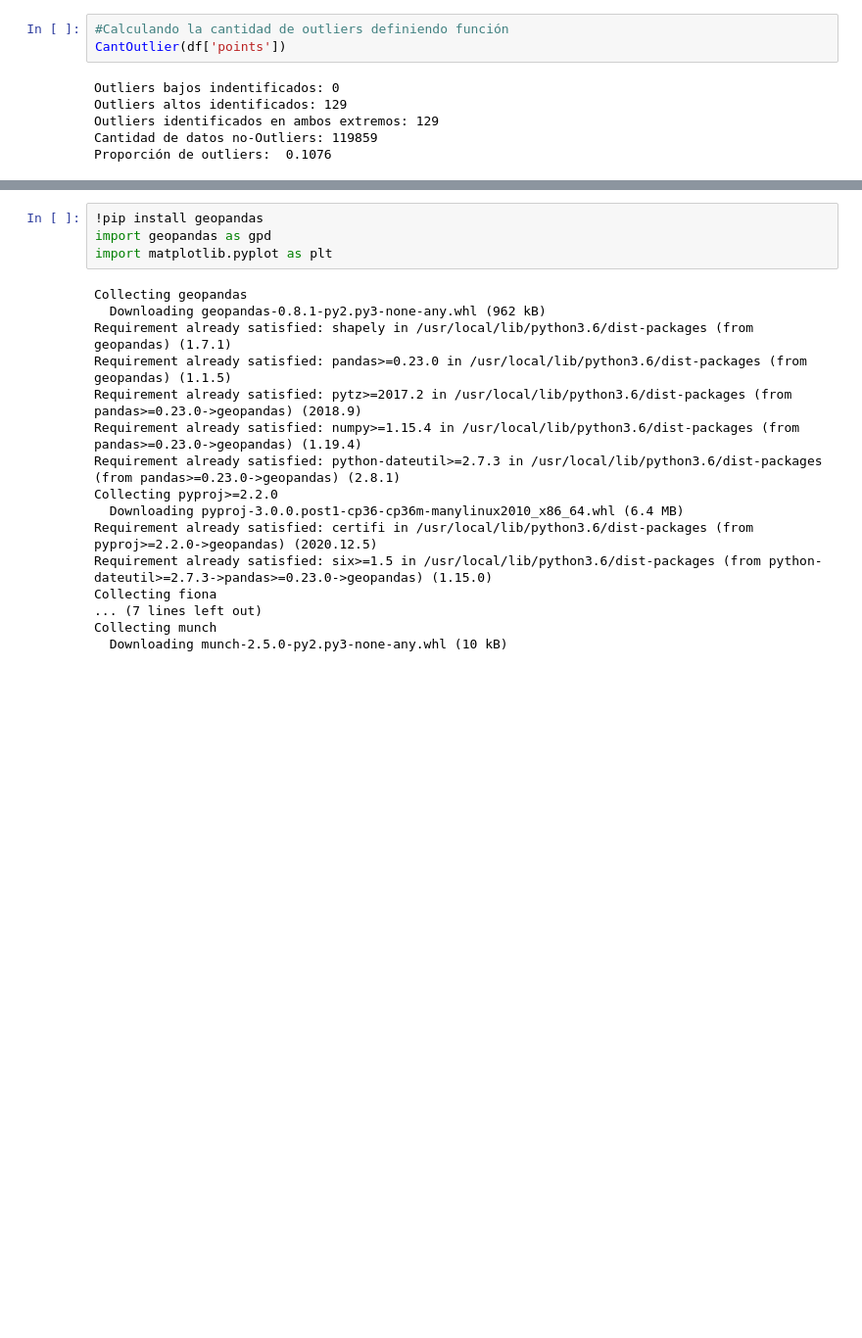
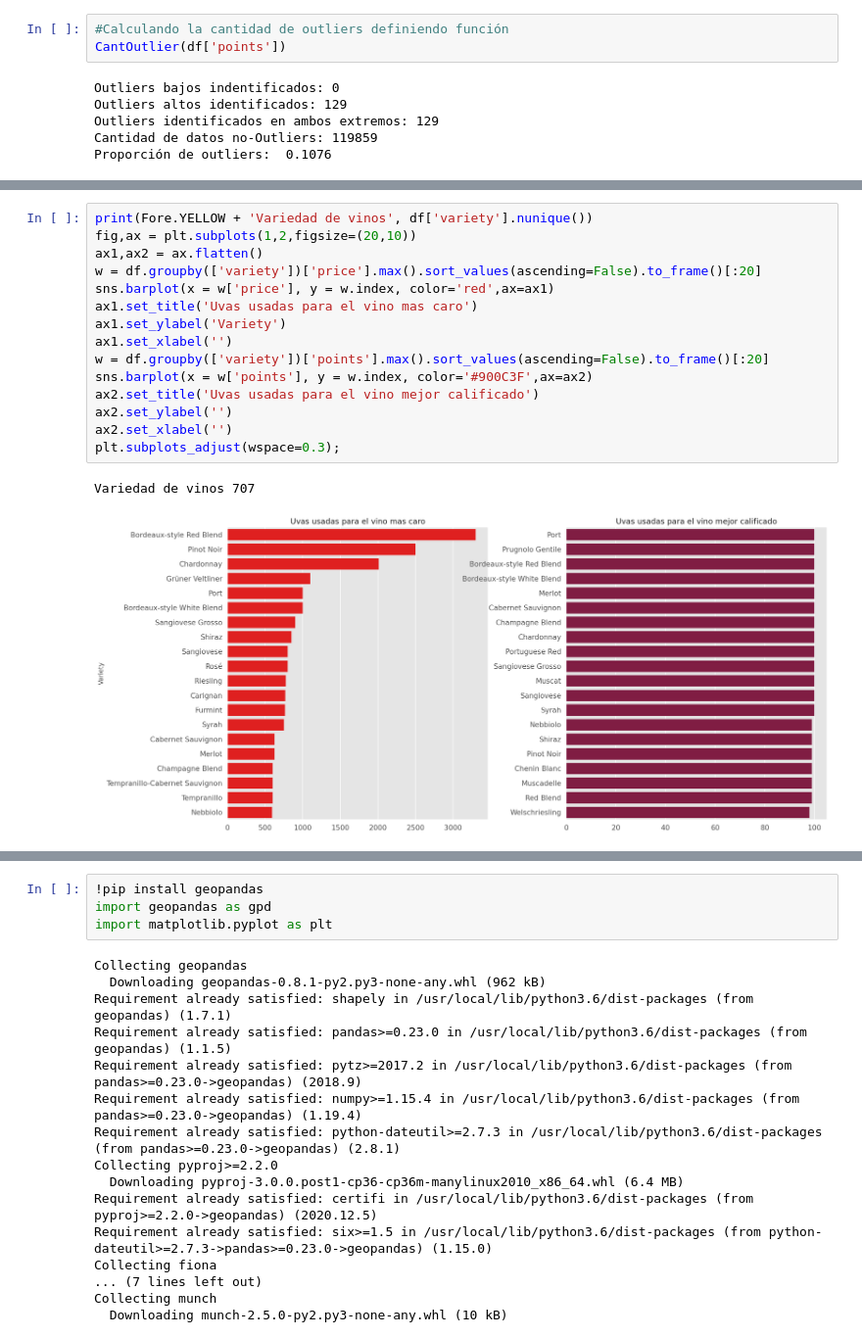
Before and after one commit to RodrigoExposito/EDA-Wine, a Jupyter notebook: EDA_Wines+recomendation.ipynb, the cells around one changed output, grey strips where cells are left out. Shown at 98% size. Saved outputs shown, nothing was run; the diff lists cells and outputs as text; blank space fills up the shorter version.

```diff
--- a/EDA_Wines+recomendation.ipynb
+++ b/EDA_Wines+recomendation.ipynb
@@ -285,0 +345,18 @@ plt.show()
+# %%
+print(Fore.YELLOW + 'Variedad de vinos', df['variety'].nunique())
+fig,ax = plt.subplots(1,2,figsize=(20,10))
+ax1,ax2 = ax.flatten()
+w = df.groupby(['variety'])['price'].max().sort_values(ascending=False).to_frame()[:20]
+sns.barplot(x = w['price'], y = w.index, color='red',ax=ax1)
+ax1.set_title('Uvas usadas para el vino mas caro')
+ax1.set_ylabel('Variety')
+ax1.set_xlabel('')
+w = df.groupby(['variety'])['points'].max().sort_values(ascending=False).to_frame()[:20]
+sns.barplot(x = w['points'], y = w.index, color='#900C3F',ax=ax2)
+ax2.set_title('Uvas usadas para el vino mejor calificado')
+ax2.set_ylabel('')
+ax2.set_xlabel('')
+plt.subplots_adjust(wspace=0.3);
+# %% [output]
+Variedad de vinos 707
+[figure, added]
```
Also changed, not shown: parts of 20 cells of this notebook.
